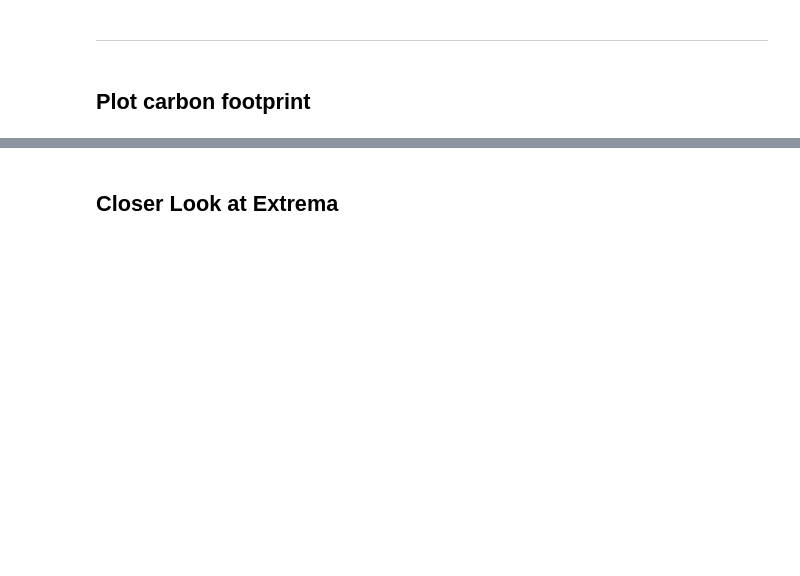
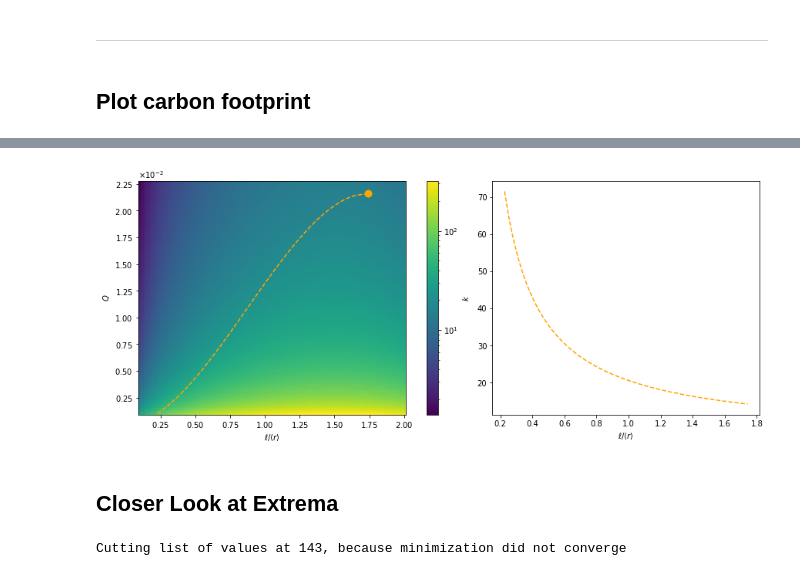
Before and after one commit to poss-group/bimodal_ridepooling, a Jupyter notebook: CarbonFootprintTheoryCalc.ipynb, the cells around one changed output, grey strips where cells are left out. Drawn from its saved outputs; the diff is of its cells as text; code cells hidden in the pictures; blank space fills up the shorter version.

```diff
--- a/CarbonFootprintTheoryCalc.ipynb
+++ b/CarbonFootprintTheoryCalc.ipynb
@@ -128,3 +155,11 @@ Ci_theory, Ci_theory_pt, Ci_theory_drt, _= \
+# %%
+def getCapacity(ell, p, Q, d_cut):
+    rpr = lambda r : r*p(r)
+    numerator = ell*scipy.integrate.quad(rpr, d_cut, np.infty)[0]
+    denominator = np.pi*Q # * <r>^2 = * 1^2
+    return numerator/denominator
+
+getCapacityVectorized = np.vectorize(getCapacity)
 # %% [markdown]
 ## Minimise symbolically
 ### Define Equations
@@ -300,2 +345,28 @@ plt.show()
+# %%
+fig, (ax1,ax2) = plt.subplots(1,2,figsize=(12,5),constrained_layout=True)
+
+Q_range = np.linspace(0.001, float(Q_crit), 100)
+Q_range2d = np.linspace(0.001, float(Q_crit)*1.05, 100)
+ell_range = np.linspace(0.1,ell_max,100)
+ELL, Q2D = np.meshgrid(ell_range, Q_range2d)
+
+capacity = getCapacityVectorized(ELL, uniformDist, Q2D, 2*beta*ELL)
+
+im = ax1.pcolormesh(ELL, Q2D, capacity, shading='auto', norm=LogNorm())
+ax1.plot(min_ells, Q_range, c='orange', ls='--', label='Analytic Minimum of C_I', zorder=1)
+ax2.plot(min_ells, getCapacityVectorized(min_ells, uniformDist, Q_range, 2*beta*min_ells), c='orange', ls='--')
+# ax2.plot(min_ells, min_CIs, c='orange', ls='--')
+ax1.scatter(ell_min_of_Q(Q_crit), Q_crit, c='orange', s=80, zorder=2)
+
+ax1.ticklabel_format(style="sci", scilimits=(0,0), useMathText=True)
+ax1.set_xlabel(r'$\ell/\langle r\rangle$')
+ax2.set_xlabel(r'$\ell/\langle r\rangle$')
+ax1.set_ylabel(r'$Q$')
+fig.colorbar(im, ax=ax1, label=r'$k$')
+
+# fig.savefig("CiOfMuAndQUniform.jpg", dpi=200)
+plt.show()
+# %% [output]
+[figure, added]
 # %% [markdown]
 ## Closer Look at Extrema
@@ -302,2 +384,39 @@ plt.show()
+# %%
+# def toMinimize(f, zeta, ell, eta, av_r, beta, Q, eps_0):
+#     pt_prob,_ = scipy.integrate.quad(f,zeta*ell,np.infty)
+#     return 1/(eta*av_r) * (zeta**2*ell*f(zeta*ell) + 2*beta*(pt_prob - ell*zeta*f(zeta*ell))) - 4*av_r/ell**2*Q*eps_0
+
+def toMinimize(f, zeta, ell, eta, av_r, beta, Q, eps_0):
+    pt_prob,_ = scipy.integrate.quad(f,zeta*ell,np.infty)
+    return 1/(eta*av_r) * (2*beta*pt_prob) - 4*av_r/ell**2*Q*eps_0
+
+def toMinimizeAnalytic(ell, eta, av_r, beta, Q, eps_0, k=3.1):
+    return 2*beta/(eta*av_r)*scipy.special.gammainc(k-1, (k-2)/(2*beta*ell)) - 4*av_r*Q*eps_0/ell**2
+
+# def toMinimizePrime(f, fprime, zeta, ell, eta, av_r, beta, Q, eps_0):
+#     pt_prob,_ = scipy.integrate.quad(f,zeta*ell,np.infty)
+#     return 1/(eta*av_r) * (zeta*f(zeta*ell)*(zeta-4*beta) + zeta**2*ell*fprime(zeta*ell)*(zeta-2*beta)) + 8*av_r/ell**3*Q*eps_0
+
+def toMinimizePrime(f, ell, eta, av_r, beta, Q, eps_0):
+    return -4*beta**2/(eta*av_r) * f(zeta*ell) + 8*av_r/ell**3*Q*eps_0
+
+toMinimizeOfQEllAnalitic = lambda ell, Q: toMinimizeAnalytic(ell, eta, mean_distance, beta, Q, eps0)
+toMinimizeOfQEll = lambda ell, Q: toMinimize(inverseGammaDist, zeta, ell, eta, mean_distance, beta, Q, eps0)
+toMinimizeOfQEllPrime = lambda ell, Q: toMinimizePrime(inverseGammaDist, ell, eta, mean_distance, beta, Q, eps0)
+
+Qs_uniform = np.linspace(0.0001,0.021,200)
+ell_min_uniform_list = np.vectorize(ell_min_of_Q0_centered)(Qs_uniform) + shift
+# ell_min_inv_gamma_list = [scipy.optimize.newton(toMinimizeOfQEllAnalitic, x0=float(ell_min_uniform_list[i]), args=(Q,), fprime=toMinimizeOfQEllPrime) for i,Q in enumerate(Qs_inv_gamma)]
+ell_min_inv_gamma_list = np.empty_like(Qs_uniform)
+for i,Q in enumerate(Qs_uniform):
+    try:
+        ell_min_inv_gamma_list[i] = scipy.optimize.newton(toMinimizeOfQEllAnalitic, x0=float(ell_min_uniform_list[i]), args=(Q,), fprime=toMinimizeOfQEllPrime)
+    except RuntimeError:
+        print("Cutting list of values at {}, because minimization did not converge".format(i))
+        ell_min_inv_gamma_list = ell_min_inv_gamma_list[:i]
+        Qs_inv_gamma = Qs_uniform[:i]
+        break
+# %% [output]
+Cutting list of values at 143, because minimization did not converge
 # %%
 %matplotlib inline
```
Also changed, not shown: parts of 23 cells of this notebook.
